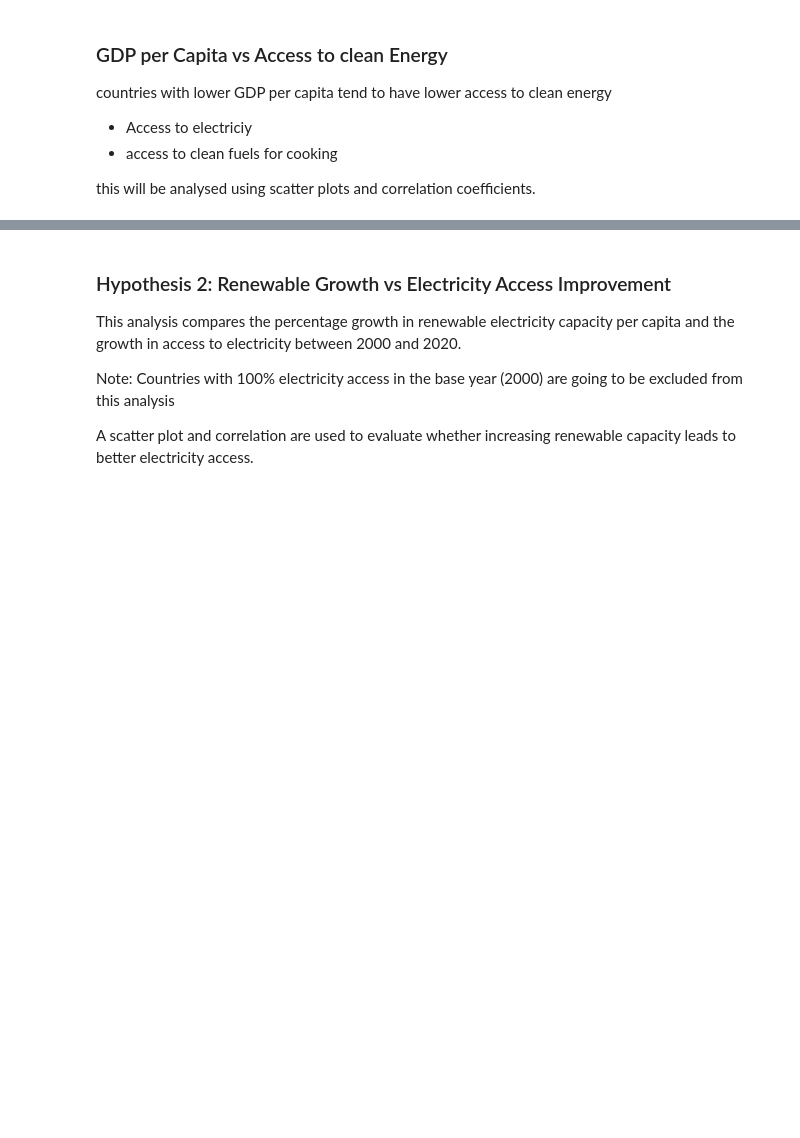
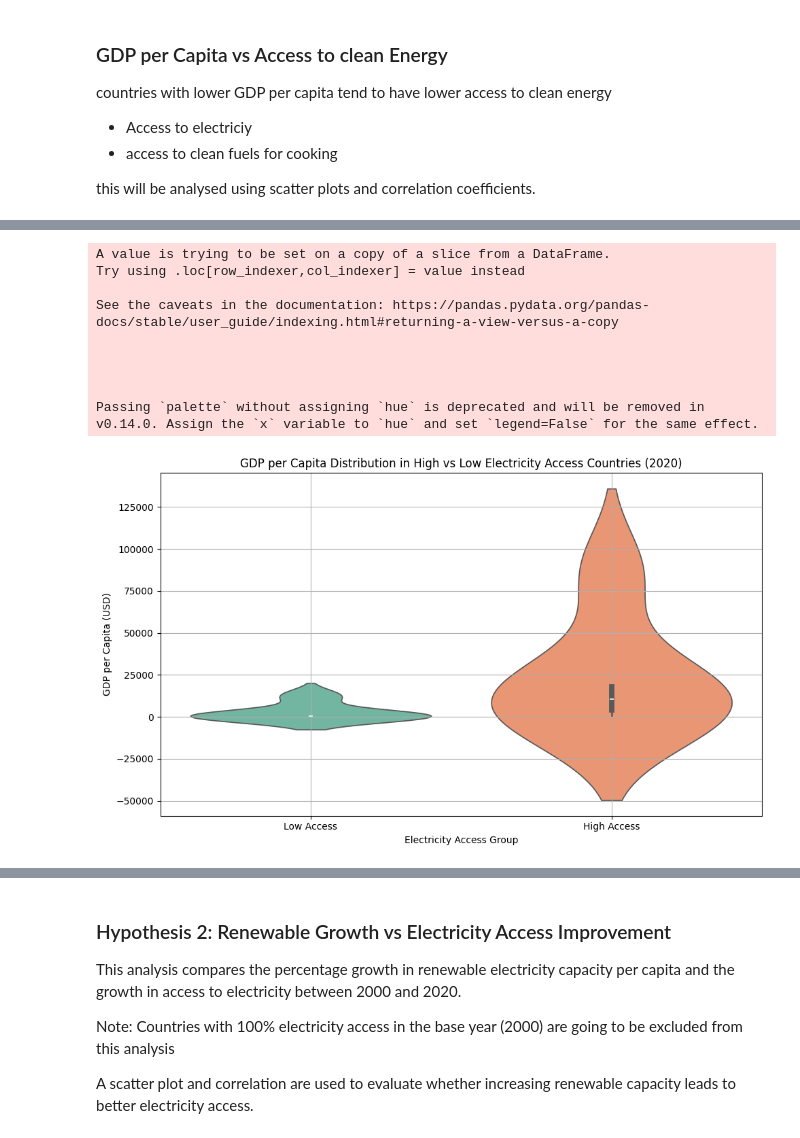
Before and after one commit to draco987987/SDG7_Proyect, a Jupyter notebook: jupyter_notebooks/SDG7.ipynb, the cells around one changed output, grey strips where cells are left out. Cells and saved outputs as stored; diff of their text form; code cells hidden in the pictures; blank space fills up the shorter version.

```diff
--- a/jupyter_notebooks/SDG7.ipynb
+++ b/jupyter_notebooks/SDG7.ipynb
@@ -277,0 +417,38 @@ plt.show()
+# %%
+# select the countries with the highest and lowest access to electricity
+bottom5 = df_year.sort_values("access_to_electricity").head(5)["country"].unique()
+top5 = df_year.sort_values("access_to_electricity", ascending=False).head(5)["country"].unique()
+
+# create a new column to categorize countries based on their access to electricity
+df_year["access_group"] = df_year["country"].apply(
+    lambda x: "High Access" if x in top5 else ("Low Access" if x in bottom5 else "Other")
+)
+
+# filter the DataFrame to include only the high and low access groups
+df_violin = df_year[df_year["access_group"].isin(["High Access", "Low Access"])]
+
+# create a violin plot for GDP per capita in high vs low electricity access countries
+plt.figure(figsize=(10, 6))
+sns.violinplot(
+    data=df_violin,
+    x="access_group",
+    y="gdp_per_capita",
+    palette="Set2"
+)
+plt.title("GDP per Capita Distribution in High vs Low Electricity Access Countries (2020)")
+plt.xlabel("Electricity Access Group")
+plt.ylabel("GDP per Capita (USD)")
+plt.grid(True)
+plt.tight_layout()
+plt.show()
+# %% [output]
+A value is trying to be set on a copy of a slice from a DataFrame.
+Try using .loc[row_indexer,col_indexer] = value instead
+
+See the caveats in the documentation: https://pandas.pydata.org/pandas-docs/stable/user_guide/indexing.html#returning-a-view-versus-a-copy
+
+
+
+
+Passing `palette` without assigning `hue` is deprecated and will be removed in v0.14.0. Assign the `x` variable to `hue` and set `legend=False` for the same effect.
+[figure, added]
```
Also changed, not shown: parts of 39 cells of this notebook, 6 other files.
